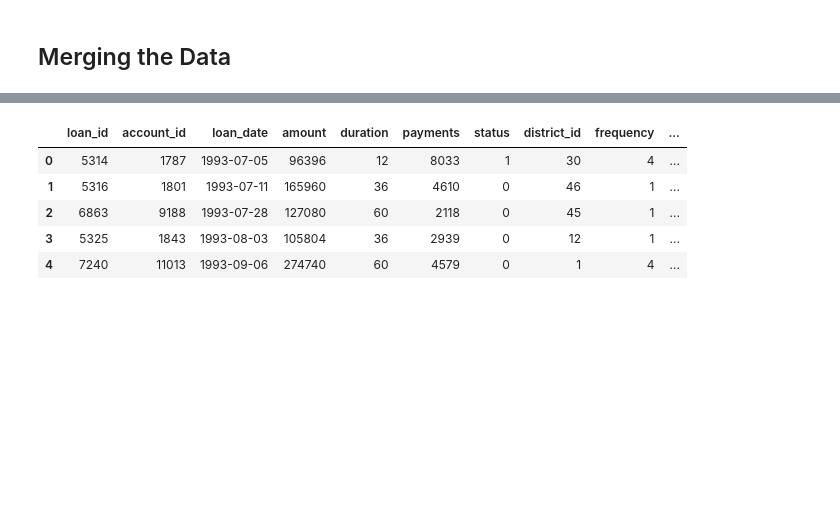
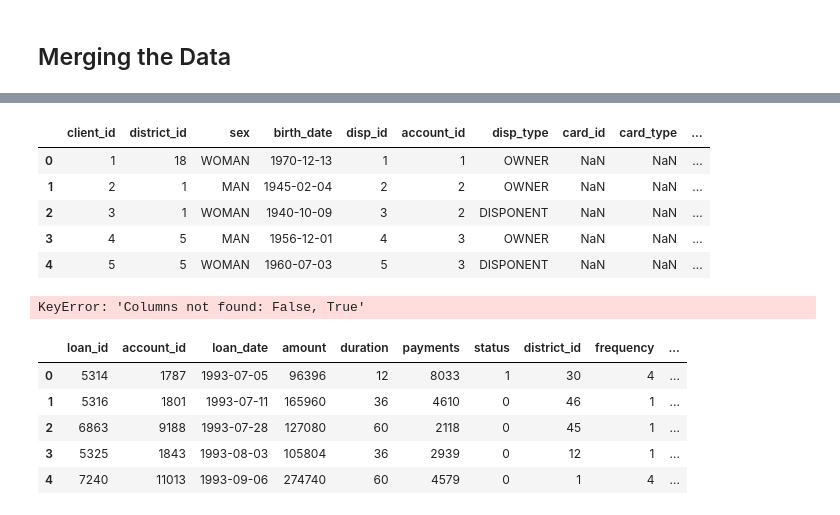
Before and after one commit to Diogogrosario/FEUP-AC, a Jupyter notebook: AC_proj.ipynb, the cells around one changed output, grey strips where cells are left out. Cells and saved outputs as stored; diff of their text form; code cells hidden in the pictures; blank space fills up the shorter version.

Commit message:
Started working on cards

```diff
--- a/AC_proj.ipynb
+++ b/AC_proj.ipynb
@@ -583,3 +579,9 @@ df_accounts_test = pd.read_csv('clean_datasets/account.csv', parse_dates=['accou
 # %%
 df_districts_test = pd.read_csv('clean_datasets/district.csv', dtype={"region":"category"})
 df_districts_test = df_districts_test.reset_index()
+# %%
+df_clients = pd.read_csv('clean_datasets/client.csv', dtype={"birthdate":"datetime64[ns]"})
+df_disp = pd.read_csv('clean_datasets/disp.csv')
+# %%
+merge_clients_disp = pd.merge(df_clients,df_disp, on="client_id", how="left")
+merge_clients_disp.head()
@@ -585,0 +595,14 @@ df_districts_test = df_districts_test.reset_index()
+# %%
+pd_card_test = pd.read_csv('clean_datasets/cards_test.csv')
+pd_card_train = pd.read_csv('clean_datasets/cards_train.csv')
+pd_concat = pd.concat([pd_card_test,pd_card_test])
+# %%
+merge_clients_disp_card = pd.merge(merge_clients_disp, pd_concat, on="disp_id", how="left")
+merge_clients_disp_card.head()
+# %% [output]
+|  | client_id | district_id | sex | birth_date | disp_id | account_id | disp_type | card_id | card_type | ... |
+| 0 | 1 | 18 | WOMAN | 1970-12-13 | 1 | 1 | OWNER | NaN | NaN | ... |
+| 1 | 2 | 1 | MAN | 1945-02-04 | 2 | 2 | OWNER | NaN | NaN | ... |
+| 2 | 3 | 1 | WOMAN | 1940-10-09 | 3 | 2 | DISPONENT | NaN | NaN | ... |
+| 3 | 4 | 5 | MAN | 1956-12-01 | 4 | 3 | OWNER | NaN | NaN | ... |
+| 4 | 5 | 5 | WOMAN | 1960-07-03 | 5 | 3 | DISPONENT | NaN | NaN | ... |
@@ -586,3 +613,11 @@ df_districts_test = df_districts_test.reset_index()
+# %%
+merge_clients_disp_card.drop(columns=["card_id"])
+
+merge_clients_disp_card["n_cards"] = merge_clients_disp_card.groupby("account_id")[~merge_clients_disp_card["card_type"].isna()].count()
+
+merge_clients_disp_card
+# %% [output]
+KeyError: 'Columns not found: False, True'
 # %%
 merge_train = pd.merge(df_loan_train, df_accounts_test, on = 'account_id', how='left')
 merge_train = pd.merge(merge_train, df_districts_test, on = 'district_id',how='left')
```
Also changed, not shown: parts of 13 cells of this notebook, 6 other files.
